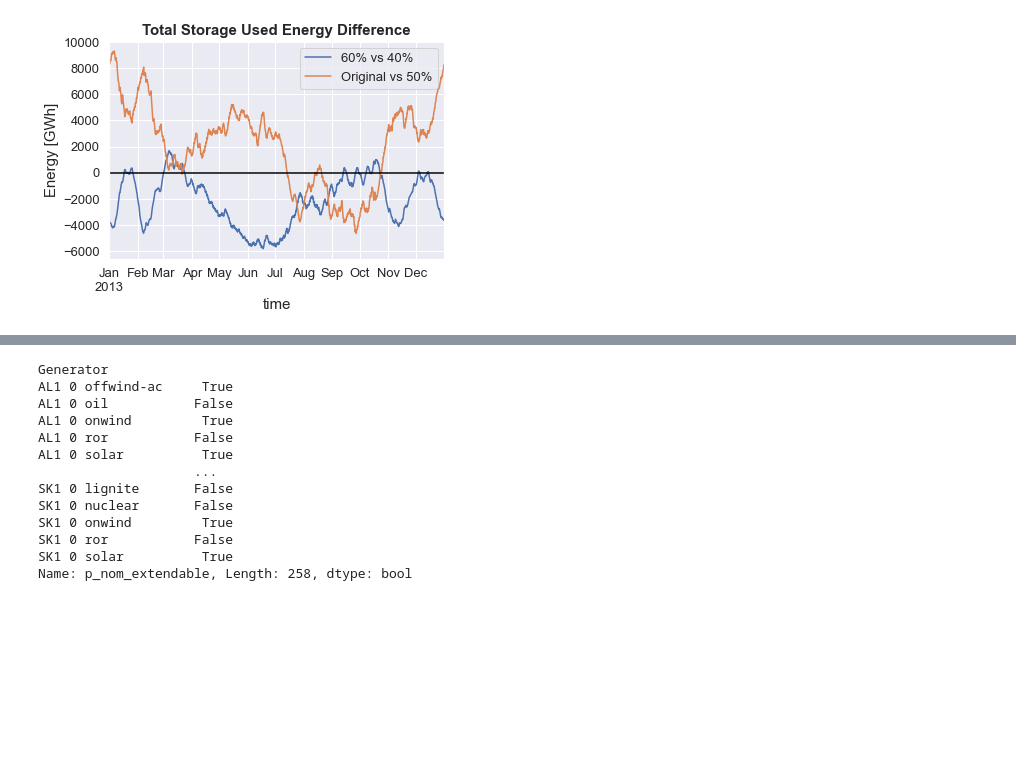
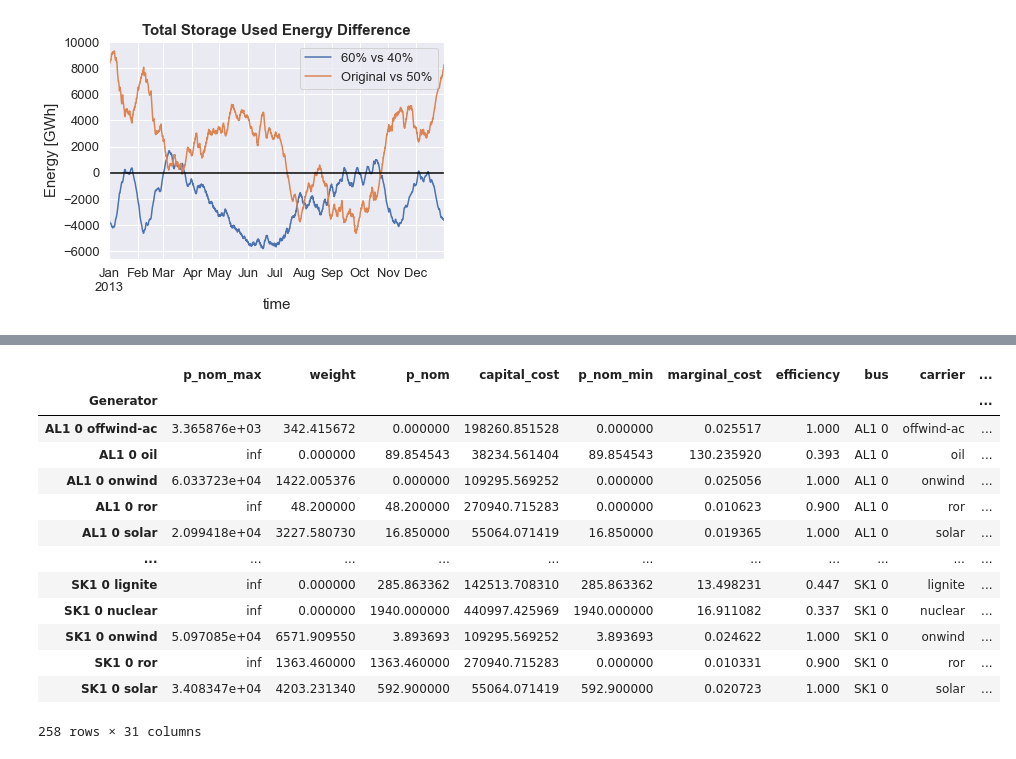
Before and after one commit to fitzthomas/ma_probabilistic_forecasts, a Jupyter notebook: forecast_analysis_thesis.ipynb, the cells around one changed output, grey strips where cells are left out. Drawn from its saved outputs; the diff is of its cells as text; code cells hidden in the pictures; blank space fills up the shorter version.

```diff
--- a/forecast_analysis_thesis.ipynb
+++ b/forecast_analysis_thesis.ipynb
@@ -1265,16 +1299,17 @@ plt.show()
 # %%
-no.generators.p_nom_extendable
+no.generators
 # %% [output]
+|  | p_nom_max | weight | p_nom | capital_cost | p_nom_min | marginal_cost | efficiency | bus | carrier | ... |
+| Generator |  |  |  |  |  |  |  |  |  | ... |
+| AL1 0 offwind-ac | 3.365876e+03 | 342.415672 | 0.000000 | 198260.851528 | 0.000000 | 0.025517 | 1.000 | AL1 0 | offwind-ac | ... |
+| AL1 0 oil | inf | 0.000000 | 89.854543 | 38234.561404 | 89.854543 | 130.235920 | 0.393 | AL1 0 | oil | ... |
+| AL1 0 onwind | 6.033723e+04 | 1422.005376 | 0.000000 | 109295.569252 | 0.000000 | 0.025056 | 1.000 | AL1 0 | onwind | ... |
+| AL1 0 ror | inf | 48.200000 | 48.200000 | 270940.715283 | 0.000000 | 0.010623 | 0.900 | AL1 0 | ror | ... |
+| AL1 0 solar | 2.099418e+04 | 3227.580730 | 16.850000 | 55064.071419 | 16.850000 | 0.019365 | 1.000 | AL1 0 | solar | ... |
+| ... | ... | ... | ... | ... | ... | ... | ... | ... | ... | ... |
+| SK1 0 lignite | inf | 0.000000 | 285.863362 | 142513.708310 | 285.863362 | 13.498231 | 0.447 | SK1 0 | lignite | ... |
+| SK1 0 nuclear | inf | 0.000000 | 1940.000000 | 440997.425969 | 1940.000000 | 16.911082 | 0.337 | SK1 0 | nuclear | ... |
+| SK1 0 onwind | 5.097085e+04 | 6571.909550 | 3.893693 | 109295.569252 | 3.893693 | 0.024622 | 1.000 | SK1 0 | onwind | ... |
+| SK1 0 ror | inf | 1363.460000 | 1363.460000 | 270940.715283 | 0.000000 | 0.010331 | 0.900 | SK1 0 | ror | ... |
+| SK1 0 solar | 3.408347e+04 | 4203.231340 | 592.900000 | 55064.071419 | 592.900000 | 0.020723 | 1.000 | SK1 0 | solar | ... |
-Generator
-AL1 0 offwind-ac     True
-AL1 0 oil           False
-AL1 0 onwind         True
-AL1 0 ror           False
-AL1 0 solar          True
-                    ...
-SK1 0 lignite       False
-SK1 0 nuclear       False
-SK1 0 onwind         True
-SK1 0 ror           False
-SK1 0 solar          True
-Name: p_nom_extendable, Length: 258, dtype: bool
+258 rows × 31 columns
```
Also changed, not shown: parts of 3 cells of this notebook, 1 other file.
